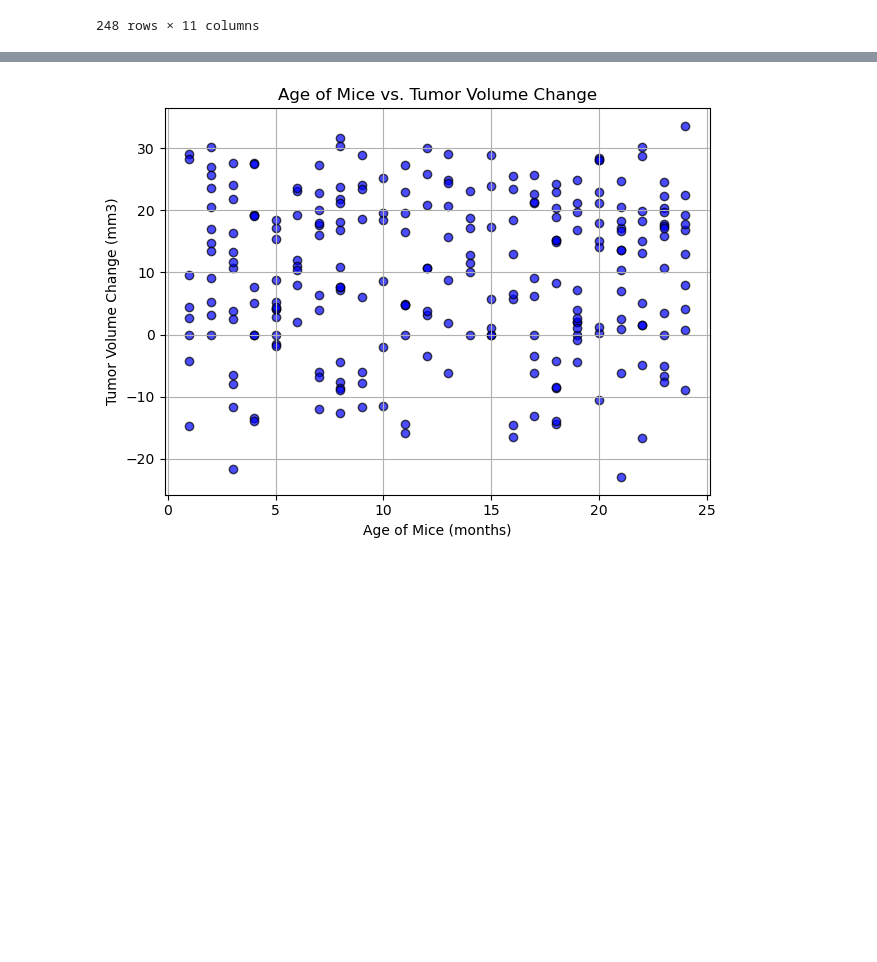
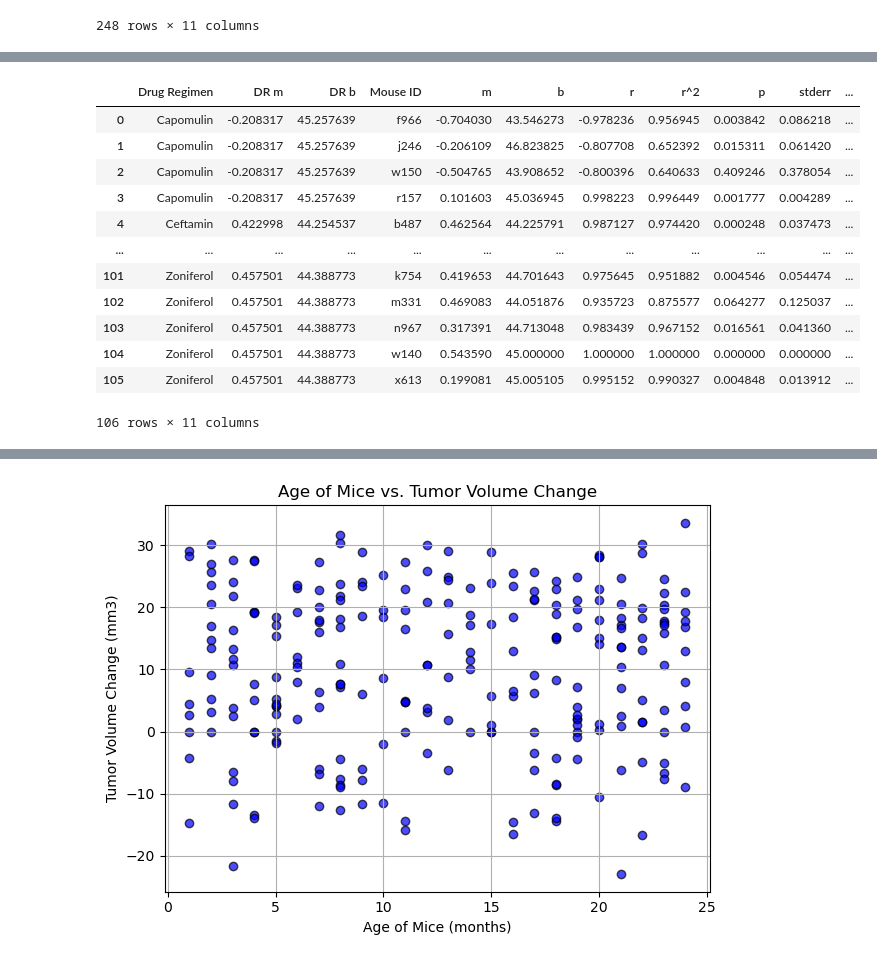
Before and after one commit to Jon-Pierson/pymaceuticals_capomulin_study, a Jupyter notebook: capomulin_data_analysis.ipynb, the cells around one changed output, grey strips where cells are left out. Drawn from its saved outputs; the diff is of its cells as text; code cells hidden in the pictures; blank space fills up the shorter version.

Commit message:
Just Grinding on Data Normalization
Saving now, data is almost normalized for the Mouse IDs that did not make it to Timepoint = 45

```diff
--- a/capomulin_data_analysis.ipynb
+++ b/capomulin_data_analysis.ipynb
@@ -268,0 +431,8 @@ last_timepoint
+# %%
+# Mice that did not make it to Timepoint = 5 will be dropped from the final analysis. One data point cannot make a line therefore the correlation coefficient will be 0.
+# Create a copy of the csdc_tumor_volume_change_ftp_less45 DataFrame
+csdc_tumor_volume_change_ftp_less45_ltp0 = csdc_tumor_volume_change_ftp_less45.copy()
+
+# Using the last_timepoint_less45 DataFrame, identify the Mouse ID values in which the final Timepoint is equal to 0
+last_timepoint_0 = last_timepoint_less45[last_timepoint_less45["Timepoint"] == 0]
+last_timepoint_0
@@ -268,0 +453,4 @@ last_timepoint
+# %%
+# Drop the Mouse ID values in last_timepoint_0 from the csdc_tumor_volume_change_ftp_less45 DataFrame
+csdc_tumor_volume_change_ftp_less45_ltp0 = csdc_tumor_volume_change_ftp_less45[~csdc_tumor_volume_change_ftp_less45["Mouse ID"].isin(last_timepoint_0["Mouse ID"])]
+csdc_tumor_volume_change_ftp_less45_ltp0
@@ -268,0 +508,6 @@ last_timepoint
+# %%
+# Create a copy of the csdc_tumor_volume_change_ftp_less45_ltp0 DataFrame with all columns except "Mouse ID" and "Drug Regimen" and add a "Timepoint Count" column
+mouseid_dr_timepoint_count = csdc_tumor_volume_change_ftp_less45_ltp0.drop(columns=["Sex", "Age_months", "Weight (g)", "Timepoint", "Tumor Volume (mm3)", "Metastatic Sites", "Initial Tumor Volume (mm3)", "Tumor Volume (mm3) Change", "Tumor Volume % Reduction"])
+mouseid_dr_timepoint_count["Timepoint Count"] = 1
+mouseid_dr_timepoint_count = mouseid_dr_timepoint_count.groupby(["Mouse ID", "Drug Regimen"]).count().reset_index()
+mouseid_dr_timepoint_count
@@ -268,0 +528,4 @@ last_timepoint
+# %%
+# Merge the less45_mouse_linear_regression_analysis_df DataFrame with the mouseid_dr_timepoint_count DataFrame using the "Mouse ID" column
+less45_mouse_linear_regression_analysis_count = pd.merge(less45_mouse_linear_regression_analysis_df, mouseid_dr_timepoint_count, on="Mouse ID")
+less45_mouse_linear_regression_analysis_count
@@ -268,0 +546,27 @@ last_timepoint
+# %%
+# Create a copy of the linear_regression_analysis_df DataFrame
+linear_regression_analysis_merge = linear_regression_analysis_df.copy()
+
+# Drop all columns in linear_regression_analysis_merge except "Drug Regimen", "m", and "b"
+linear_regression_analysis_merge = linear_regression_analysis_merge[["Drug Regimen", "m", "b"]]
+
+# Append linear_regression_analysis_merge columns "m" and "b" to "DR m" and "DR b" respectively
+linear_regression_analysis_merge = linear_regression_analysis_merge.rename(columns={"m": "DR m", "b": "DR b"})
+
+# Merge the linear_regression_analysis_merge DataFrame with the less45_mouse_linear_regression_analysis_count DataFrame using the "Drug Regimen" column
+linear_regression_analysis_merge = pd.merge(linear_regression_analysis_merge, less45_mouse_linear_regression_analysis_count, on="Drug Regimen")
+linear_regression_analysis_merge
+# %% [output]
+|  | Drug Regimen | DR m | DR b | Mouse ID | m | b | r | r^2 | p | stderr | ... |
+| 0 | Capomulin | -0.208317 | 45.257639 | f966 | -0.704030 | 43.546273 | -0.978236 | 0.956945 | 0.003842 | 0.086218 | ... |
+| 1 | Capomulin | -0.208317 | 45.257639 | j246 | -0.206109 | 46.823825 | -0.807708 | 0.652392 | 0.015311 | 0.061420 | ... |
+| 2 | Capomulin | -0.208317 | 45.257639 | w150 | -0.504765 | 43.908652 | -0.800396 | 0.640633 | 0.409246 | 0.378054 | ... |
+| 3 | Capomulin | -0.208317 | 45.257639 | r157 | 0.101603 | 45.036945 | 0.998223 | 0.996449 | 0.001777 | 0.004289 | ... |
+| 4 | Ceftamin | 0.422998 | 44.254537 | b487 | 0.462564 | 44.225791 | 0.987127 | 0.974420 | 0.000248 | 0.037473 | ... |
+| ... | ... | ... | ... | ... | ... | ... | ... | ... | ... | ... | ... |
+| 101 | Zoniferol | 0.457501 | 44.388773 | k754 | 0.419653 | 44.701643 | 0.975645 | 0.951882 | 0.004546 | 0.054474 | ... |
+| 102 | Zoniferol | 0.457501 | 44.388773 | m331 | 0.469083 | 44.051876 | 0.935723 | 0.875577 | 0.064277 | 0.125037 | ... |
+| 103 | Zoniferol | 0.457501 | 44.388773 | n967 | 0.317391 | 44.713048 | 0.983439 | 0.967152 | 0.016561 | 0.041360 | ... |
+| 104 | Zoniferol | 0.457501 | 44.388773 | w140 | 0.543590 | 45.000000 | 1.000000 | 1.000000 | 0.000000 | 0.000000 | ... |
+| 105 | Zoniferol | 0.457501 | 44.388773 | x613 | 0.199081 | 45.005105 | 0.995152 | 0.990327 | 0.004848 | 0.013912 | ... |
+106 rows × 11 columns
```
Also changed, not shown: parts of 23 cells of this notebook.
